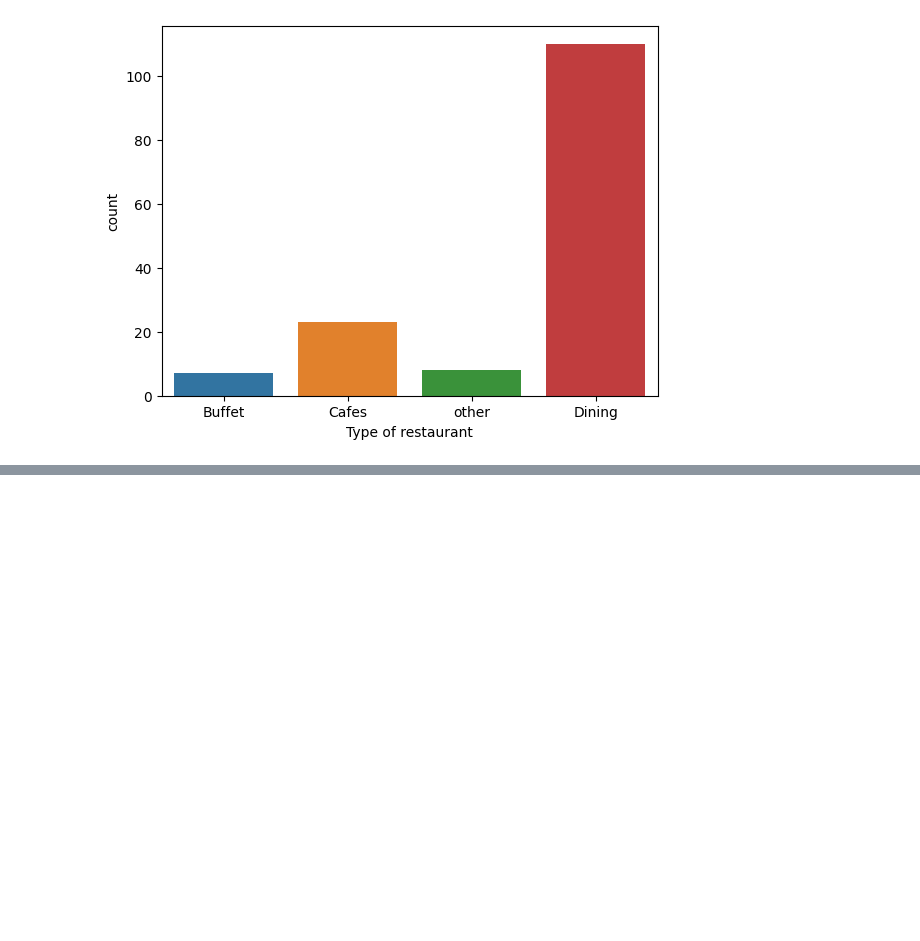
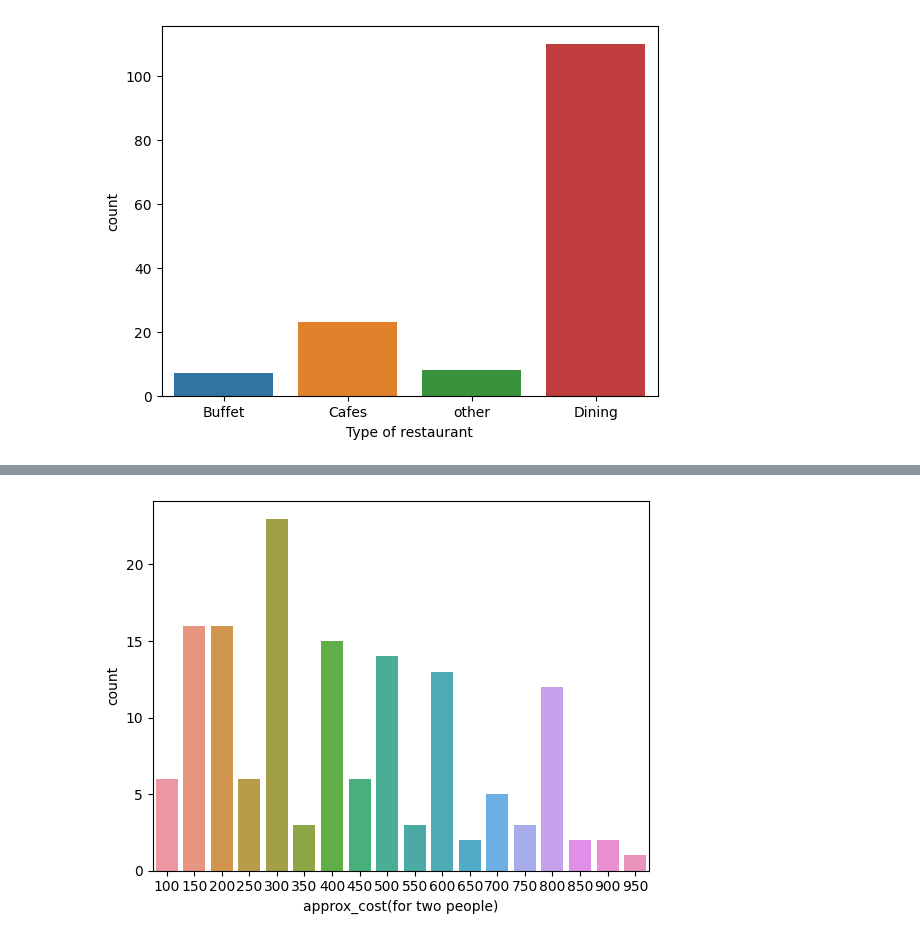
Before and after one commit to itsmepramila/Zomato-Data-Analysis, a Jupyter notebook: zomato data analysis.ipynb, the cells around one changed output, grey strips where cells are left out. Cells and saved outputs as stored; diff of their text form; code cells hidden in the pictures; blank space fills up the shorter version.

```diff
--- a/zomato data analysis.ipynb
+++ b/zomato data analysis.ipynb
@@ -90,0 +114,9 @@ result = grouped_data.reset_index()
+# %%
+# Extracting the column correctly
+couple_data = df['approx_cost(for two people)']  # Ensure the column name matches exactly
+
+# Plotting the count plot
+sns.countplot(x=couple_data)  # Use x= or y= to specify the axis
+plt.show()  # Always include this to display the plot
+# %% [output]
+[figure, added]
```
Also changed, not shown: parts of 6 cells of this notebook.
